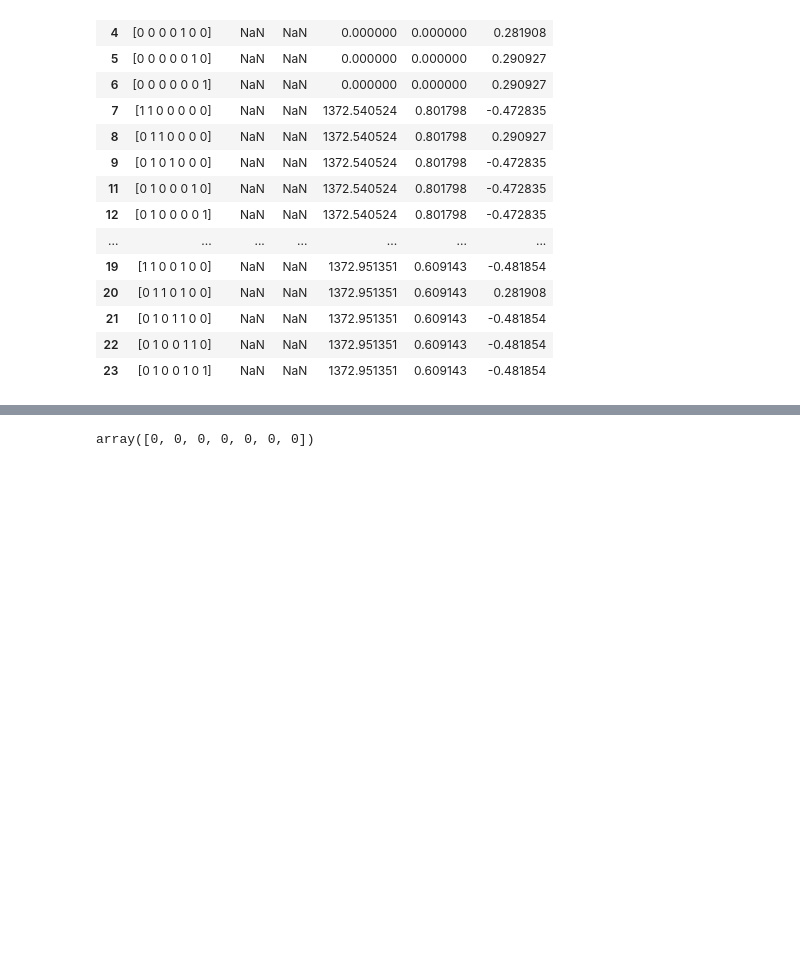
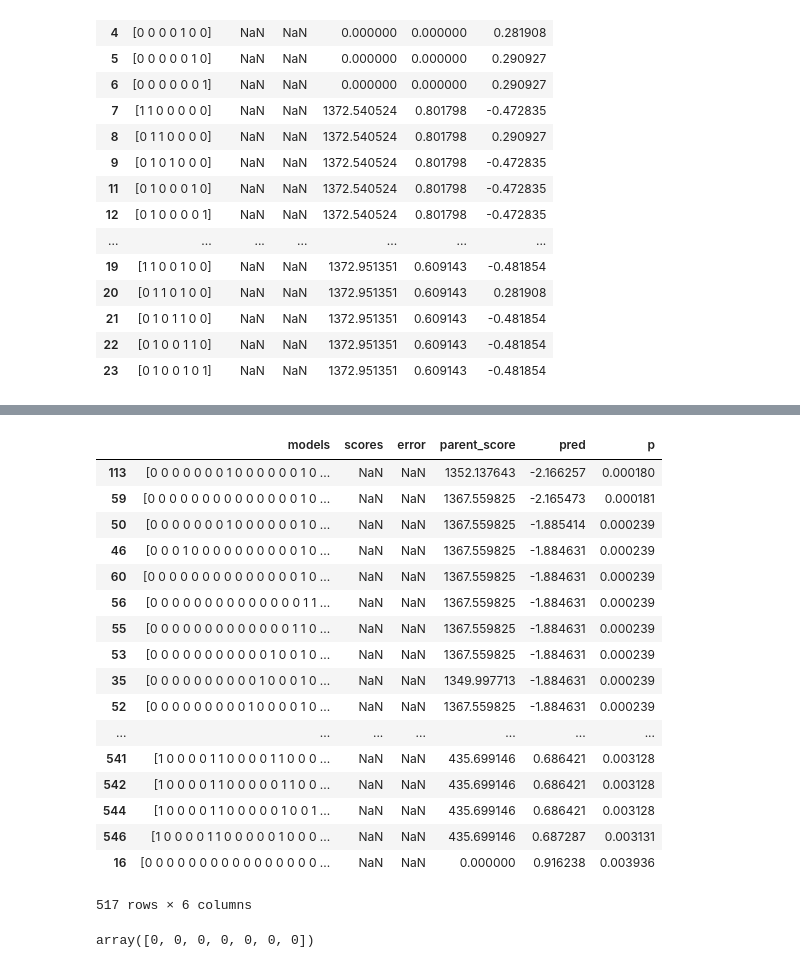
Before and after one commit to mrklees/AutoBambi, a Jupyter notebook: Bayesian Model Building.ipynb, the cells around one changed output, grey strips where cells are left out. Drawn from its saved outputs; the diff is of its cells as text; code cells hidden in the pictures; blank space fills up the shorter version.

```diff
--- a/Bayesian Model Building.ipynb
+++ b/Bayesian Model Building.ipynb
@@ -573,3 +700,24 @@ def predictive_sampling_strategy(samples):
+# %%
+predict_weights(models, svm).sort_values("p")
+# %% [output]
+|  | models | scores | error | parent_score | pred | p |
+| 113 | [0 0 0 0 0 0 0 1 0 0 0 0 0 0 1 0 ... | NaN | NaN | 1352.137643 | -2.166257 | 0.000180 |
+| 59 | [0 0 0 0 0 0 0 0 0 0 0 0 0 0 1 0 ... | NaN | NaN | 1367.559825 | -2.165473 | 0.000181 |
+| 50 | [0 0 0 0 0 0 0 1 0 0 0 0 0 0 1 0 ... | NaN | NaN | 1367.559825 | -1.885414 | 0.000239 |
+| 46 | [0 0 0 1 0 0 0 0 0 0 0 0 0 0 1 0 ... | NaN | NaN | 1367.559825 | -1.884631 | 0.000239 |
+| 60 | [0 0 0 0 0 0 0 0 0 0 0 0 0 0 1 0 ... | NaN | NaN | 1367.559825 | -1.884631 | 0.000239 |
+| 56 | [0 0 0 0 0 0 0 0 0 0 0 0 0 0 1 1 ... | NaN | NaN | 1367.559825 | -1.884631 | 0.000239 |
+| 55 | [0 0 0 0 0 0 0 0 0 0 0 0 0 1 1 0 ... | NaN | NaN | 1367.559825 | -1.884631 | 0.000239 |
+| 53 | [0 0 0 0 0 0 0 0 0 0 0 1 0 0 1 0 ... | NaN | NaN | 1367.559825 | -1.884631 | 0.000239 |
+| 35 | [0 0 0 0 0 0 0 0 0 0 1 0 0 0 1 0 ... | NaN | NaN | 1349.997713 | -1.884631 | 0.000239 |
+| 52 | [0 0 0 0 0 0 0 0 0 1 0 0 0 0 1 0 ... | NaN | NaN | 1367.559825 | -1.884631 | 0.000239 |
+| ... | ... | ... | ... | ... | ... | ... |
+| 541 | [1 0 0 0 0 1 1 0 0 0 0 1 1 0 0 0 ... | NaN | NaN | 435.699146 | 0.686421 | 0.003128 |
+| 542 | [1 0 0 0 0 1 1 0 0 0 0 0 1 1 0 0 ... | NaN | NaN | 435.699146 | 0.686421 | 0.003128 |
+| 544 | [1 0 0 0 0 1 1 0 0 0 0 0 1 0 0 1 ... | NaN | NaN | 435.699146 | 0.686421 | 0.003128 |
+| 546 | [1 0 0 0 0 1 1 0 0 0 0 0 1 0 0 0 ... | NaN | NaN | 435.699146 | 0.687287 | 0.003131 |
+| 16 | [0 0 0 0 0 0 0 0 0 0 0 0 0 0 0 0 ... | NaN | NaN | 0.000000 | 0.916238 | 0.003936 |
+517 rows × 6 columns
 # %%
 class mcts(object):
 
```
Also changed, not shown: parts of 13 cells of this notebook, 2 other files.
